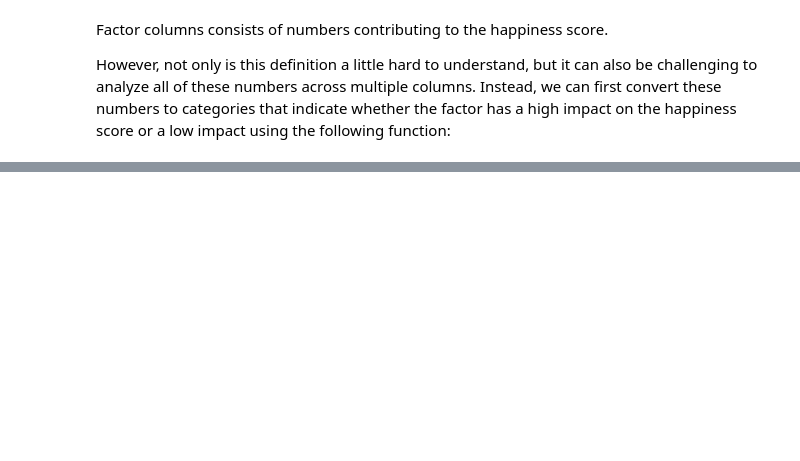
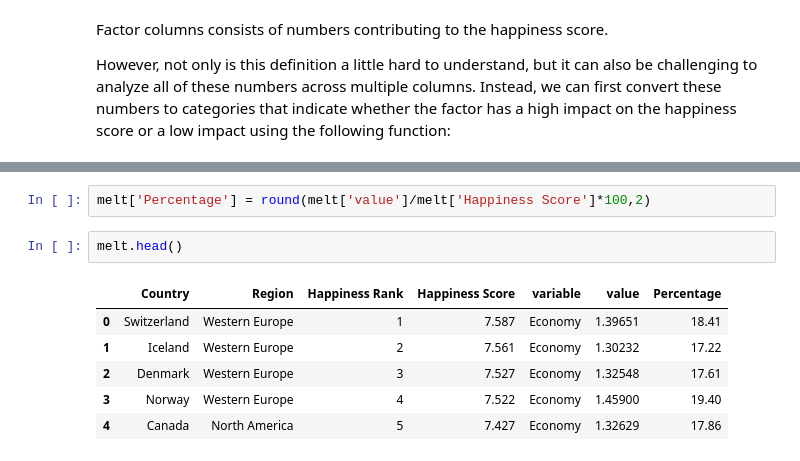
Before and after one commit to rhnyewale/Data-Cleaning-and-Analysis, a Jupyter notebook: Transforming Data with Pandas.ipynb, the cells around one changed output, grey strips where cells are left out. Saved outputs shown, nothing was run; the diff lists cells and outputs as text; blank space fills up the shorter version.

```diff
--- a/Transforming Data with Pandas.ipynb
+++ b/Transforming Data with Pandas.ipynb
@@ -79,0 +236,11 @@ Both methods above apply a function element-wise to a column. When we say elemen
+# %%
+melt['Percentage'] = round(melt['value']/melt['Happiness Score']*100,2)
+# %%
+melt.head()
+# %% [output]
+|  | Country | Region | Happiness Rank | Happiness Score | variable | value | Percentage |
+| 0 | Switzerland | Western Europe | 1 | 7.587 | Economy | 1.39651 | 18.41 |
+| 1 | Iceland | Western Europe | 2 | 7.561 | Economy | 1.30232 | 17.22 |
+| 2 | Denmark | Western Europe | 3 | 7.527 | Economy | 1.32548 | 17.61 |
+| 3 | Norway | Western Europe | 4 | 7.522 | Economy | 1.45900 | 19.40 |
+| 4 | Canada | North America | 5 | 7.427 | Economy | 1.32629 | 17.86 |
```
Also changed, not shown: parts of 42 cells of this notebook.
